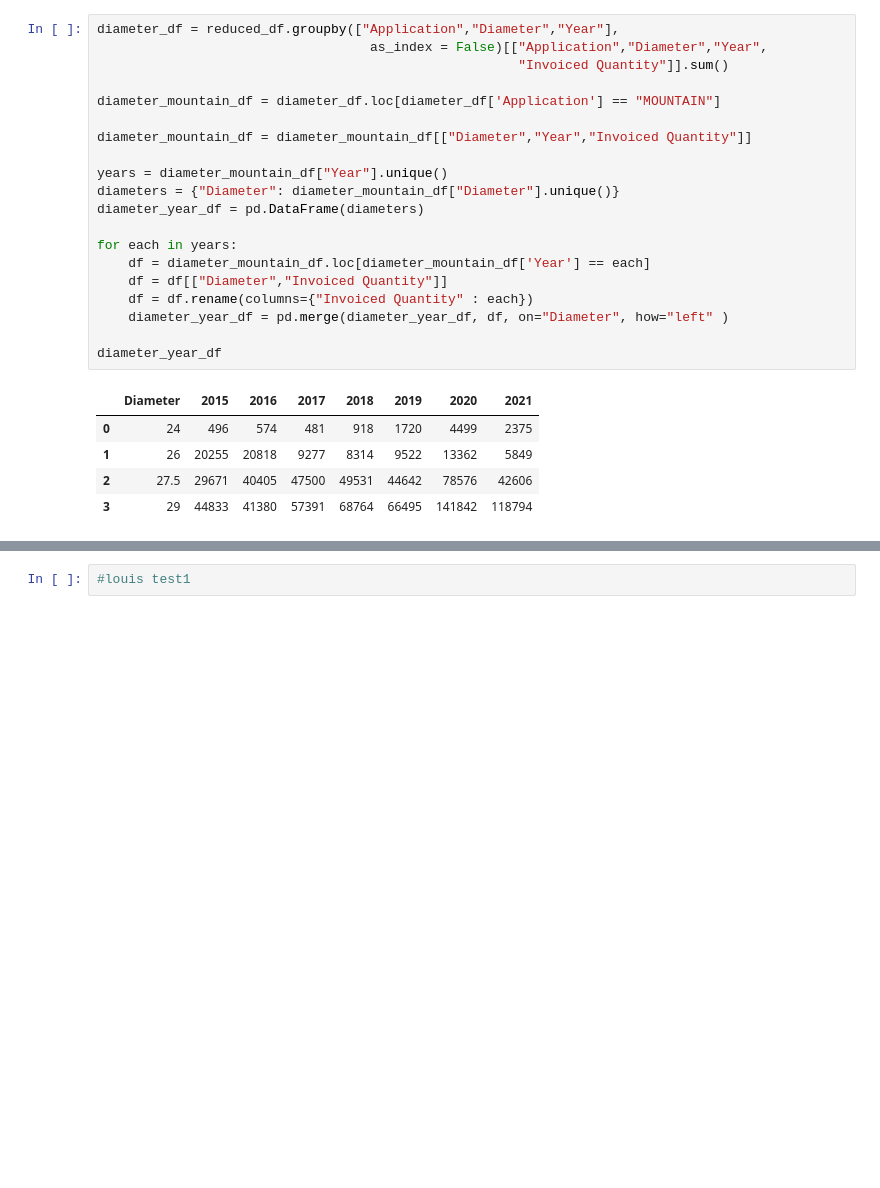
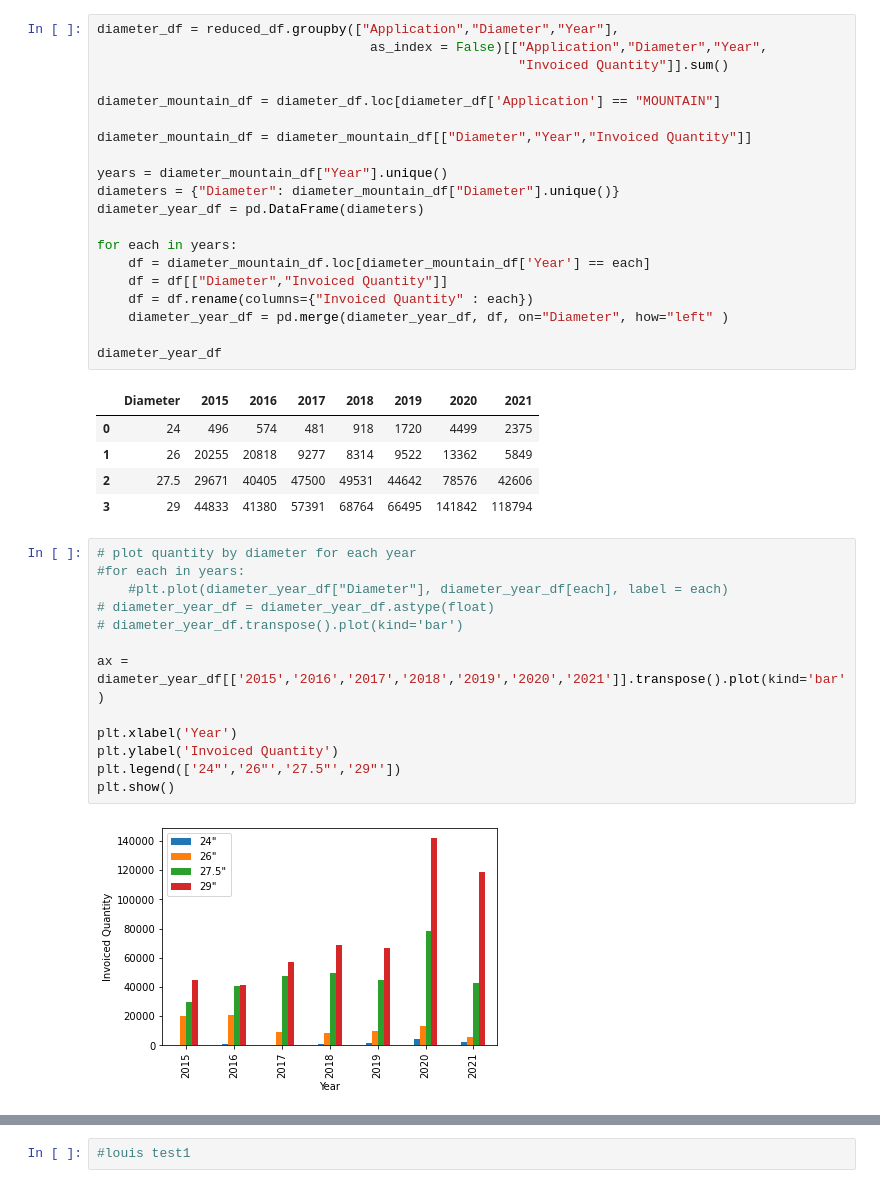
Before and after one commit to 2Delta/GT-Coding-Boot-Camp_Project-1, a Jupyter notebook: Project_01_BicycleSales_01.ipynb, the cells around one changed output, grey strips where cells are left out. Saved outputs shown, nothing was run; the diff lists cells and outputs as text; blank space fills up the shorter version.

Commit message:
diameter bar graph added

```diff
--- a/Project_01_BicycleSales_01.ipynb
+++ b/Project_01_BicycleSales_01.ipynb
@@ -244,5 +226,20 @@ diameter_year_df
 | 1 | 26 | 20255 | 20818 | 9277 | 8314 | 9522 | 13362 | 5849 |
 | 2 | 27.5 | 29671 | 40405 | 47500 | 49531 | 44642 | 78576 | 42606 |
 | 3 | 29 | 44833 | 41380 | 57391 | 68764 | 66495 | 141842 | 118794 |
+# %%
+# plot quantity by diameter for each year
+#for each in years:
+    #plt.plot(diameter_year_df["Diameter"], diameter_year_df[each], label = each)
+# diameter_year_df = diameter_year_df.astype(float)
+# diameter_year_df.transpose().plot(kind='bar')
+
+ax = diameter_year_df[['2015','2016','2017','2018','2019','2020','2021']].transpose().plot(kind='bar')
+
+plt.xlabel('Year')
+plt.ylabel('Invoiced Quantity')
+plt.legend(['24"','26"','27.5"','29"'])
+plt.show()
+# %% [output]
+[figure, added]
 # %%
 # test 1
```
Also changed, not shown: parts of 2 cells of this notebook.
